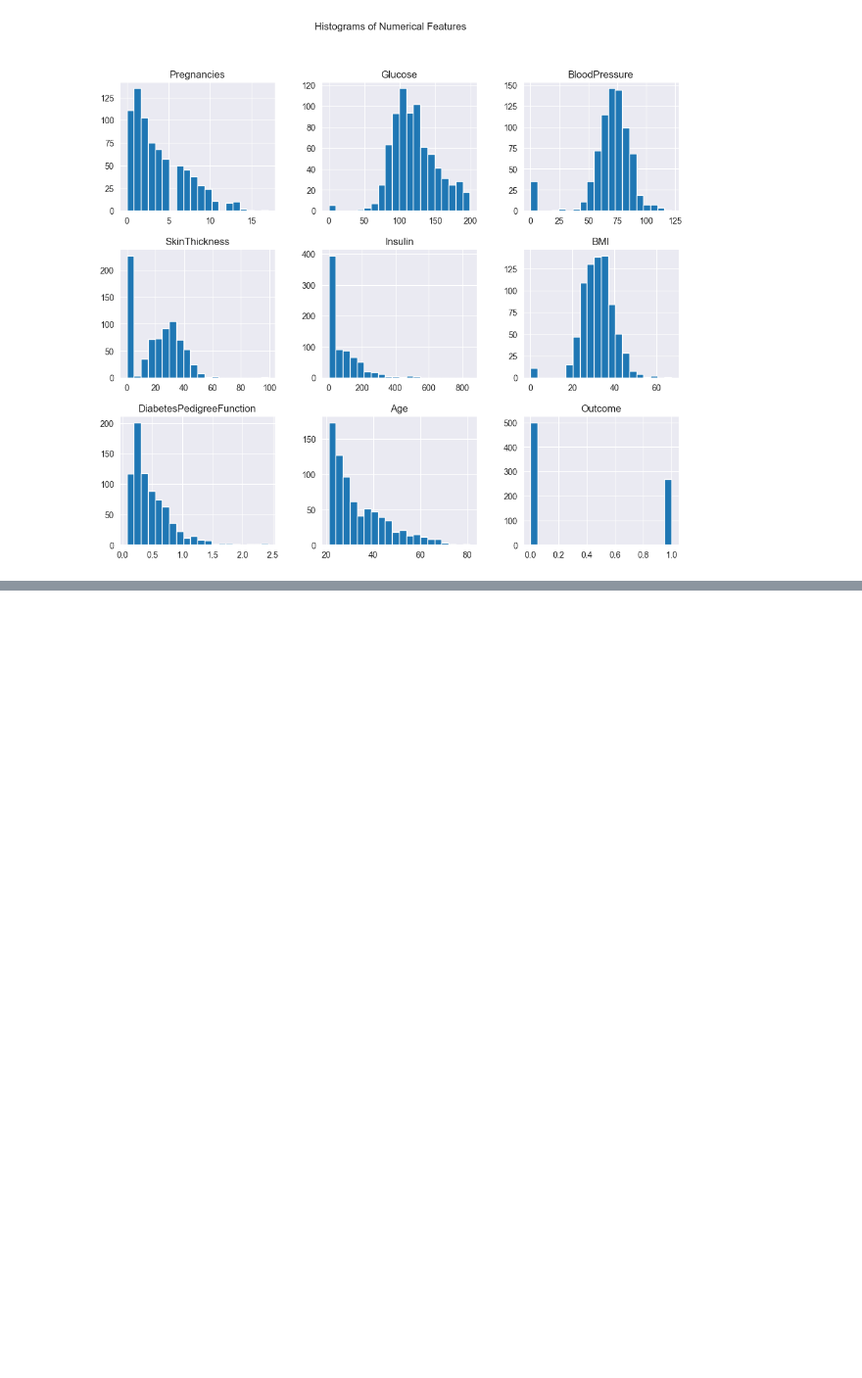
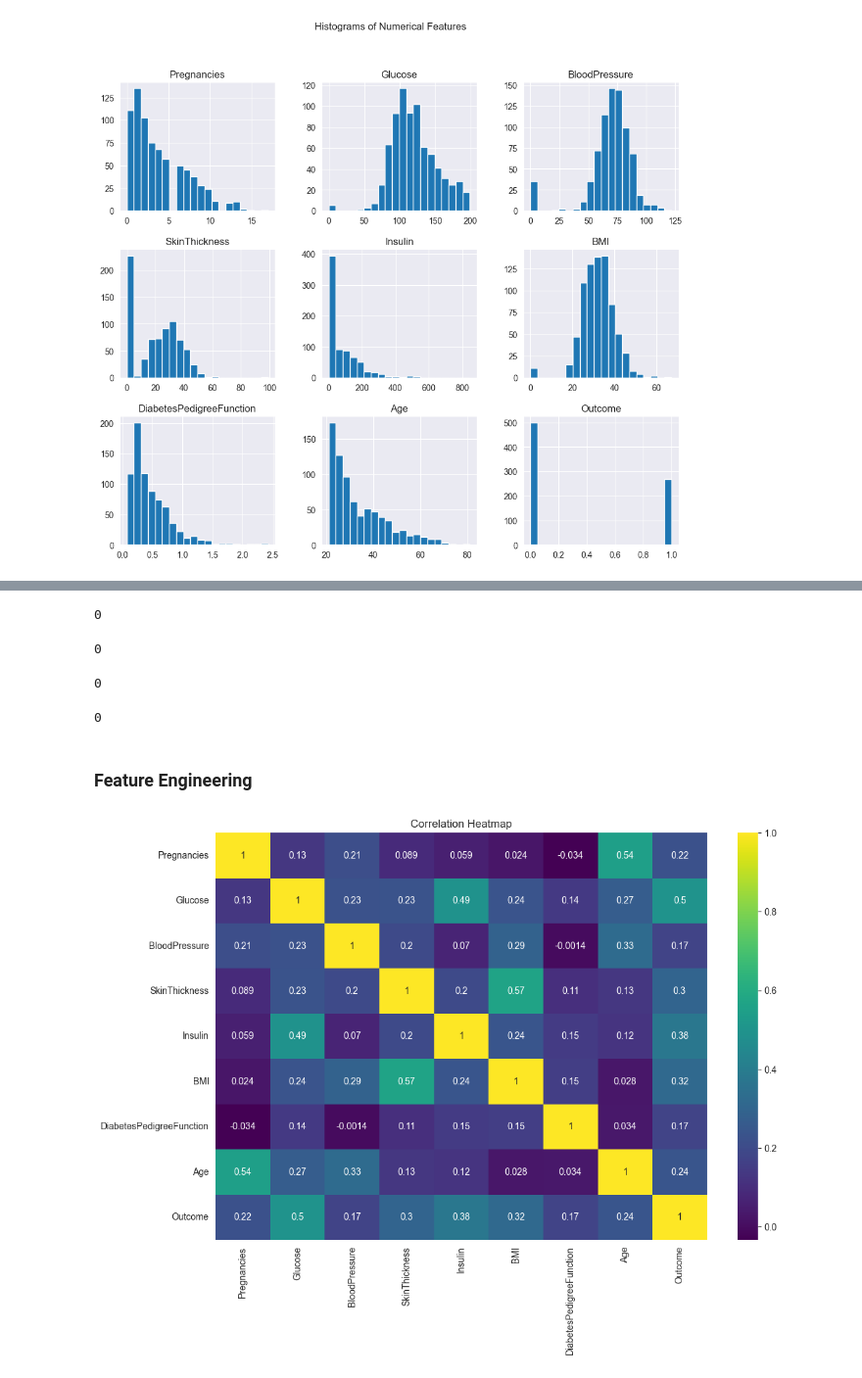
Before and after one commit to beyzanurdeniz/bogaziciAICaseStudy, a Jupyter notebook: main.ipynb, the cells around one changed output, grey strips where cells are left out. Shown: that part at 98% size. Drawn from its saved outputs; the diff is of its cells as text; code cells hidden in the pictures; blank space fills up the shorter version.

Commit message:
tried different models, try changing feature engineering

```diff
--- a/main.ipynb
+++ b/main.ipynb
@@ -61,0 +64,46 @@ plt.show()
+# %%
+#blood pressure
+df['BloodPressure'] = df['BloodPressure'].replace(0, np.nan)
+median_blood_pressure = df.groupby('Outcome')['BloodPressure'].median()
+df['BloodPressure'] = df.apply(lambda x: median_blood_pressure[x['Outcome']] if pd.isnull(x['BloodPressure']) else x['BloodPressure'], axis=1)
+df['BloodPressure'].isnull().sum()
+#blood pressure done!
+# %% [output]
+0
+# %%
+#skin thickness
+df['SkinThickness'] = df['SkinThickness'].replace(0, np.nan)
+median_skin_thickness = df.groupby('Outcome')['SkinThickness'].median()
+df['SkinThickness'] = df.apply(lambda x: median_skin_thickness[x['Outcome']] if pd.isnull(x['SkinThickness']) else x['SkinThickness'], axis=1)
+df['SkinThickness'].isnull().sum()
+#skin thickness done!
+# %% [output]
+0
+# %%
+#insulin
+df['Insulin'] = df['Insulin'].replace(0, np.nan)
+median_insulin = df.groupby('Outcome')['Insulin'].median()
+df['Insulin'] = df.apply(lambda x: median_insulin[x['Outcome']] if pd.isnull(x['Insulin']) else x['Insulin'], axis=1)
+df['Insulin'].isnull().sum()
+#insulin done!
+# %% [output]
+0
+# %%
+#BMI
+df['BMI'] = df['BMI'].replace(0, np.nan)
+median_bmi = df.groupby('Outcome')['BMI'].median()
+df['BMI'] = df.apply(lambda x: median_bmi[x['Outcome']] if pd.isnull(x['BMI']) else x['BMI'], axis=1)
+df['BMI'].isnull().sum()
+#BMI done!
+# %% [output]
+0
+# %% [markdown]
+### Feature Engineering
+# %%
+#analyze relationship between features and target, detect most important features
+plt.figure(figsize=(12, 8))
+sns.heatmap(df.corr(), annot=True, cmap='viridis')
+plt.title('Correlation Heatmap')
+plt.show()
+# %% [output]
+[figure, added]
```
Also changed, not shown: parts of 61 cells of this notebook, 2 other files.
